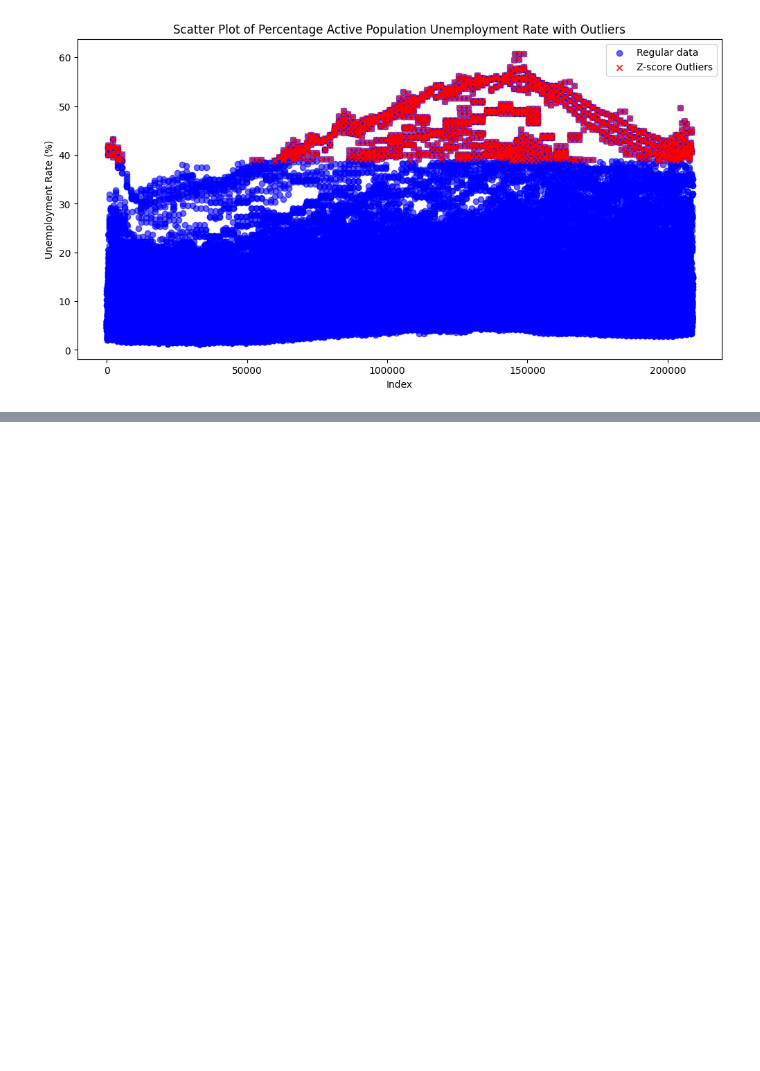
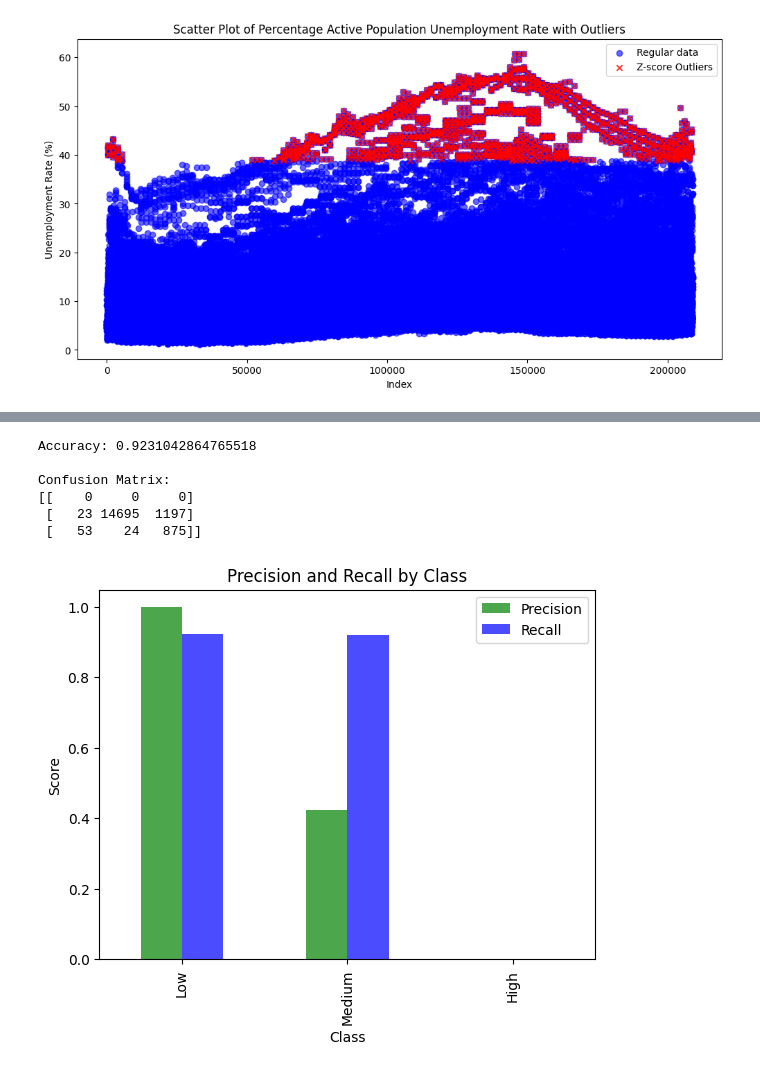
Before and after one commit to valzagrainca/Analysis-of-unemployment-in-EU-countries, a Jupyter notebook: unemployment.ipynb, the cells around one changed output, grey strips where cells are left out. Saved outputs shown, nothing was run; the diff lists cells and outputs as text; code cells hidden in the pictures; blank space fills up the shorter version.

```diff
--- a/unemployment.ipynb
+++ b/unemployment.ipynb
@@ -365,0 +428,34 @@ plt.show()
+# %%
+clf = RandomForestClassifier(random_state=42)
+clf.fit(X_resampled, y_resampled)
+
+# Predict on the test set
+y_pred = clf.predict(X_test)
+
+accuracy = accuracy_score(y_test, y_pred)
+conf_matrix = confusion_matrix(y_test, y_pred)
+classification_rep = classification_report(y_test, y_pred, output_dict=True)
+precision = [classification_rep[label]['precision'] for label in class_labels]
+recall = [classification_rep[label]['recall'] for label in class_labels]
+
+# Display results
+print(f"Accuracy: {accuracy}")
+print("\nConfusion Matrix:")
+print(conf_matrix)
+# %% [output]
+Accuracy: 0.9231042864765518
+
+Confusion Matrix:
+[[    0     0     0]
+ [   23 14695  1197]
+ [   53    24   875]]
+# %%
+# Visualize the classification report
+precision_recall_df = pd.DataFrame(data={'Precision': precision, 'Recall': recall}, index=class_labels)
+precision_recall_df.plot(kind='bar', color=['green','blue'], alpha=0.7)
+plt.title("Precision and Recall by Class")
+plt.xlabel("Class")
+plt.ylabel("Score")
+plt.show()
+# %% [output]
+[figure, added]
```
Also changed, not shown: parts of 2 cells of this notebook.
